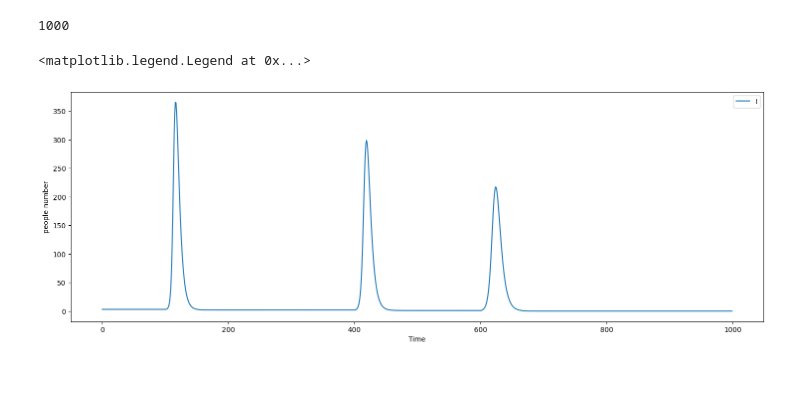
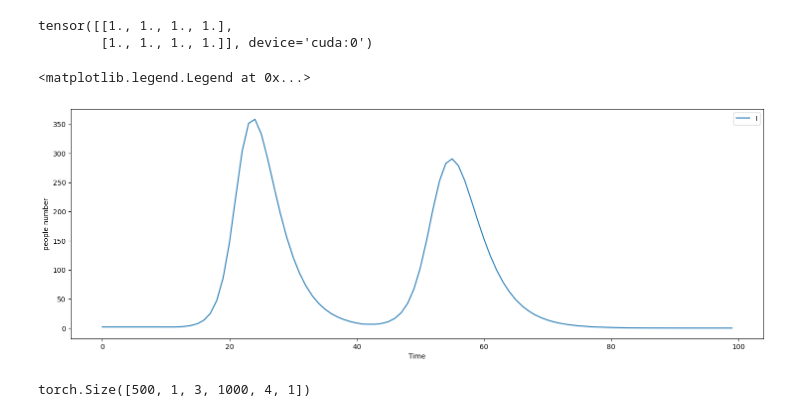
Before and after one commit to bizhili/Epi_fit, a Jupyter notebook: 10_1_epis_fit/script/create_model.ipynb, the cells around one changed output. Cells and saved outputs as stored; diff of their text form; code cells hidden in the pictures; blank space fills up the shorter version.

```diff
--- a/10_1_epis_fit/script/create_model.ipynb
+++ b/10_1_epis_fit/script/create_model.ipynb
@@ -89,63 +100,73 @@ class general_EPIs_dense(torch.nn.Module):
 def sim(timeHorizon, model: general_EPIs_dense, state, device="cpu"):
     stateHistory=[]
     staticSI=[]
-    for t in range(timeHorizon):
+    for i in range(timeHorizon):
+        t= torch.tensor(i, dtype=torch.float32, device=device)
+        t= torch.stack([t])
+        t= t[..., None]
         state= model(state, t)
-        stateHistory.append(state.sum(dim=1))
-        prob0= 1-state[0, :, 2, 0]
-        prob1= 1-state[1, :, 2, 0]
-        prob2= 1-state[2, :, 2, 0]
-        statisticI= 1-prob0*prob1*prob2
-        staticSI.append(statisticI.sum().item())
+        stateHistory.append(state)
+        prob0= 1-state[0, 0, :, 2, 0]
+        prob1= 1-state[0, 1, :, 2, 0]
+        #prob2= 1-state[0, 2, :, 2, 0]
+        statisticI= 1-prob0*prob1#*prob2
+        staticSI.append(statisticI.sum())
     stateHistory= torch.stack(stateHistory)
+    staticSI= torch.stack(staticSI)
     return stateHistory, staticSI
 
 def init_first_cases(state:torch.tensor):
-    kn= state.shape[0]
+    kn= state.shape[1]
     for i in range(kn):
         firstInfected= random.randint(0, n-1)
-        state[i, firstInfected, 2, 0]= 1 #go to hidden layer
-        state[i, firstInfected, 0, 0]= 0
+        state[0, i, firstInfected, 2, 0]= 1 #go to hidden layer
+        state[0, i, firstInfected, 0, 0]= 0
 
-ps=  torch.tensor([[0.75, 0.25, 0, 0],
-                    [0, 0.6, 0.4, 0],
-                    [0, 0, 0.8, 0.2],
-                    [0, 0, 0, 1]], device=device)
-psMtrices= torch.stack([ps, ps, ps])
+ps=  torch.tensor([[0.90, 0.10, 0, 0],
+                    [0, 0.40, 0.60, 0],
+                    [0, 0, 0.97, 0.03],
+                    [0, 0, 0.00, 1.00]], device=device)
+psMtrices= torch.stack([ps, ps])
+print(psMtrices.sum(dim=-1))
 crossImmMatrix= torch.tensor([[0, 0.5, 0.5],
                               [0.5, 0, 0.5],
                               [0.5, 0.5, 0]], device=device)
+Ts=  torch.tensor([10.0, 40], device=device)
 n= 1000
 avgDegree= 6
-timeHorizon= 1000
-Kn= 3
-state= create_population.general_populations(Kn, n, device=device)# 3, 1000, 4, 1
-Ts=  torch.tensor([100, 400, 600], device=device)
+timeHorizon= 100
+Kn= 2
+state= create_population.general_populations(Kn, n, device=device)#1, 3, 1000, 4, 1
 init_first_cases(state)
 contact=random_graph.get_ER_random_contact(n, avgDegree, device=device)
-contact= contact[None, ...]
 inferenceModel= general_EPIs_dense(contact, psMtrices, crossImmMatrix, Ts, device=device)
 with torch.no_grad():
-    stateHistory, statisticI= sim(timeHorizon, inferenceModel, state, device=device)
+    stateHistory, iTrue= sim(timeHorizon, inferenceModel, state, device=device)
 stateHistoryPlot= stateHistory.cpu().detach()
+iTruePlot= iTrue.cpu().detach()
+# %% [output]
+tensor([[1., 1., 1., 1.],
+        [1., 1., 1., 1.]], device='cuda:0')
 # %%
-stateHistoryPlot0= stateHistoryPlot[:, 0, :, 0]
-stateHistoryPlot1= stateHistoryPlot[:, 1, :, 0]
-stateHistoryPlot2= stateHistoryPlot[:, 2, :, 0]
+stateHistoryPlot0= stateHistoryPlot[0, :, 0, :, 0]
+stateHistoryPlot1= stateHistoryPlot[0, :, 1, :, 0]
+#stateHistoryPlot2= stateHistoryPlot[0, :, 2, :, 0]
 
 plt.figure(figsize=(18,6))
 # plt.plot(stateHistoryPlot0, label=["s0", "e0", "i0", "r0"])
 # plt.plot(stateHistoryPlot1, label=["s1", "e1", "i1", "r1"])
 # plt.plot(stateHistoryPlot2, label=["s2", "e2", "i2", "r2"])
 # for i, _ in enumerate(staticSI):
 #     staticSI[i]= i*staticSI[i]
-plt.plot(statisticI, label="I")
-print(len(statisticI))
+plt.plot(iTruePlot, label="I")
 plt.xlabel("Time")
 #plt.ylabel("Infectiveness number")
 plt.ylabel("people number")
 plt.legend()
 # %% [output]
-1000
+<matplotlib.legend.Legend at 0x...>
-<matplotlib.legend.Legend at 0x...>
-[figure, old version]
+[figure, new version]
+# %%
+print(stateHistory.shape)
+# %% [output]
+torch.Size([500, 1, 3, 1000, 4, 1])
```
Also changed, not shown: parts of 9 cells of this notebook, 2 other files.
